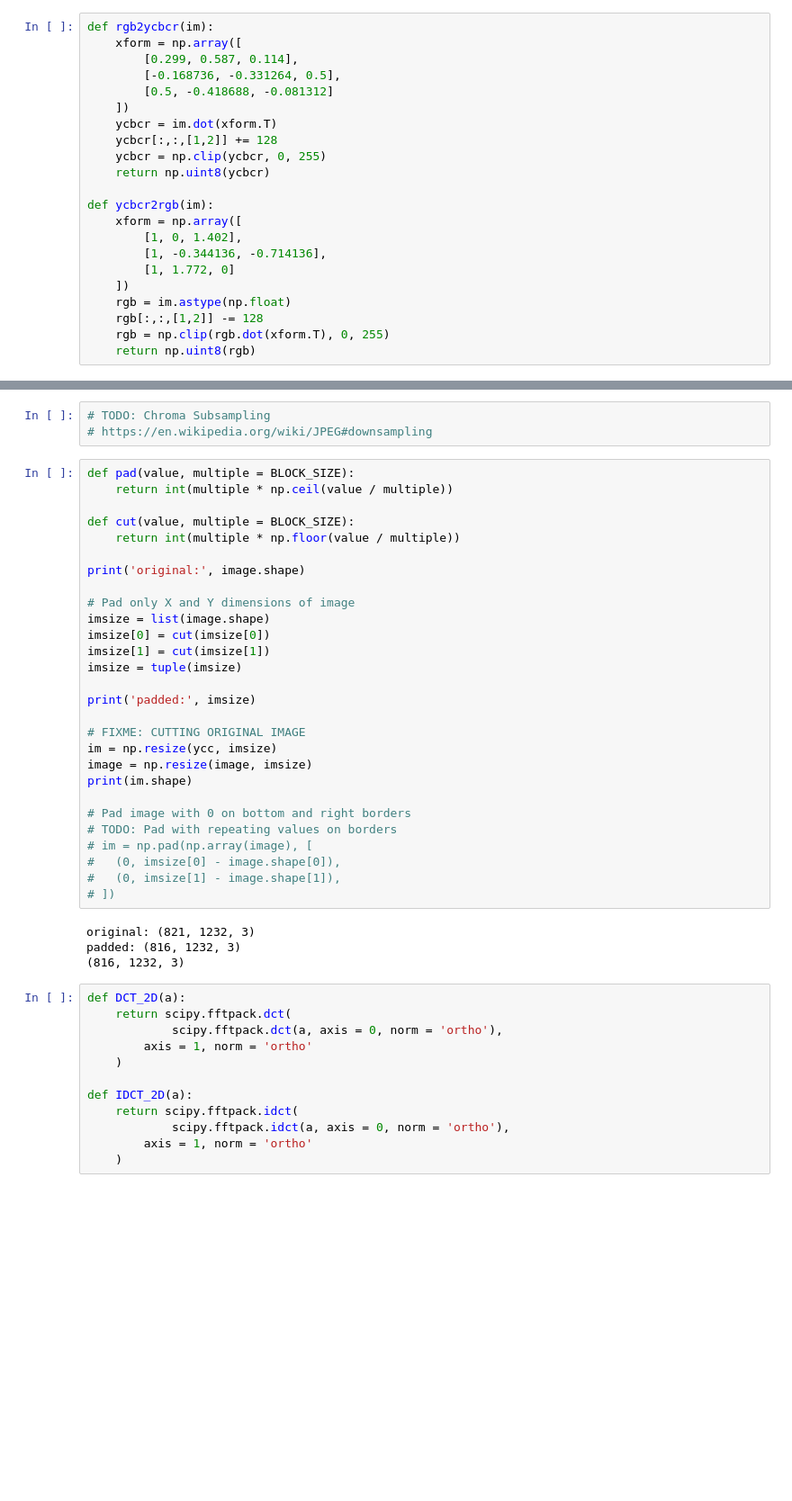
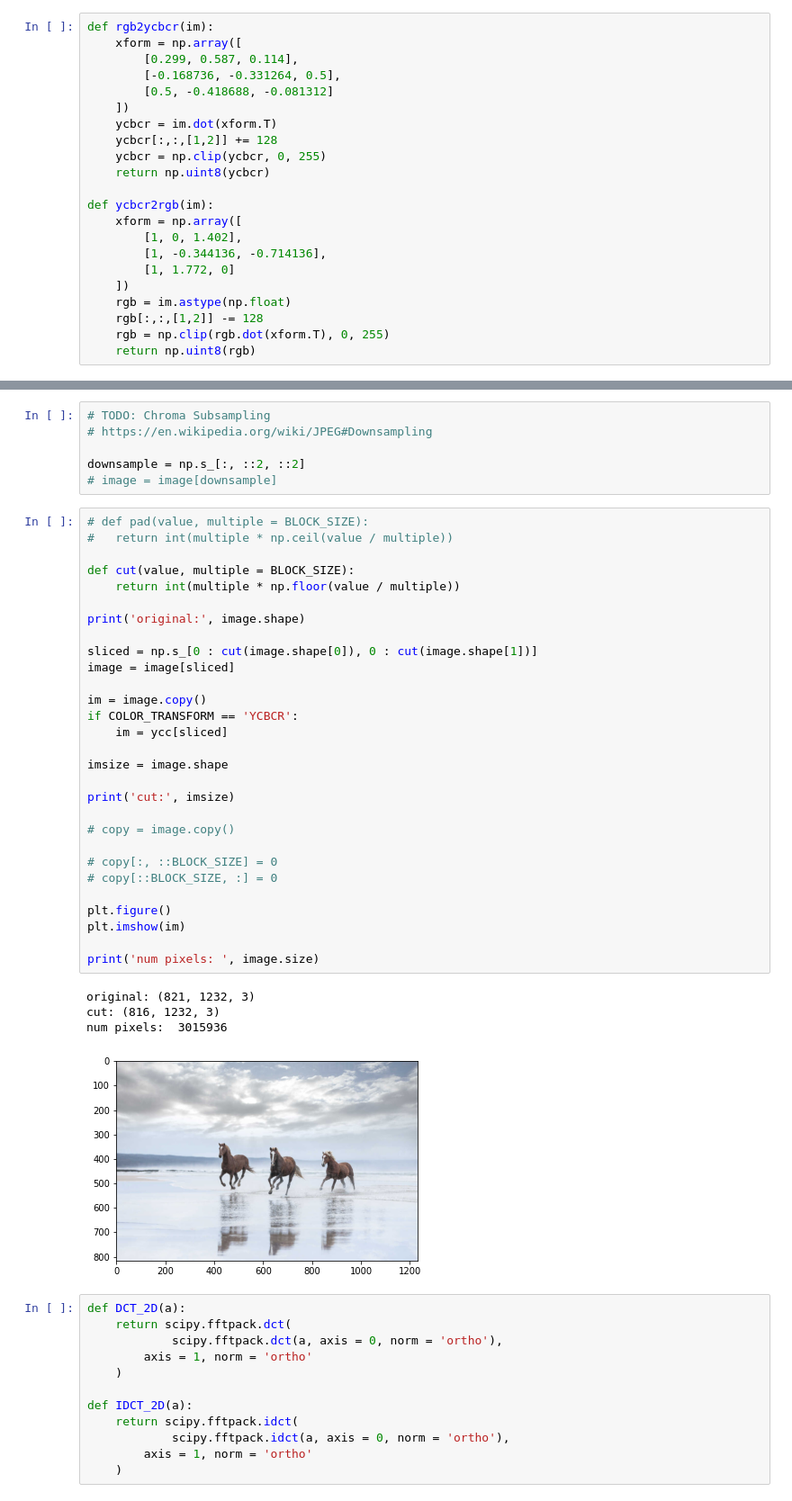
Before and after one commit to taaha-khan/2023-CompaCT-Image-Compression, a Jupyter notebook: notebooks/1.0-tk-dct-block.ipynb, the cells around one changed output, grey strips where cells are left out. Shown at 90% size. Saved outputs shown, nothing was run; the diff lists cells and outputs as text; blank space fills up the shorter version.

```diff
--- a/notebooks/1.0-tk-dct-block.ipynb
+++ b/notebooks/1.0-tk-dct-block.ipynb
@@ -73,39 +73,44 @@ plt.imshow(artifacts)
 [figure]
 # %%
 # TODO: Chroma Subsampling
-# https://en.wikipedia.org/wiki/JPEG#downsampling
+# https://en.wikipedia.org/wiki/JPEG#Downsampling
+
+downsample = np.s_[:, ::2, ::2]
+# image = image[downsample]
-# %%
-def pad(value, multiple = BLOCK_SIZE):
-	return int(multiple * np.ceil(value / multiple))
-
-def cut(value, multiple = BLOCK_SIZE):
-	return int(multiple * np.floor(value / multiple))
-
-print('original:', image.shape)
-
-# Pad only X and Y dimensions of image
-imsize = list(image.shape)
-imsize[0] = cut(imsize[0])
-imsize[1] = cut(imsize[1])
-imsize = tuple(imsize)
-
-print('padded:', imsize)
-
-# FIXME: CUTTING ORIGINAL IMAGE
-im = np.resize(ycc, imsize)
-image = np.resize(image, imsize)
-print(im.shape)
-
-# Pad image with 0 on bottom and right borders
-# TODO: Pad with repeating values on borders
-# im = np.pad(np.array(image), [
-# 	(0, imsize[0] - image.shape[0]),
-# 	(0, imsize[1] - image.shape[1]),
-# ])
-# %% [output]
-original: (821, 1232, 3)
-padded: (816, 1232, 3)
-(816, 1232, 3)
+# %%
+# def pad(value, multiple = BLOCK_SIZE):
+# 	return int(multiple * np.ceil(value / multiple))
+
+def cut(value, multiple = BLOCK_SIZE):
+	return int(multiple * np.floor(value / multiple))
+
+print('original:', image.shape)
+
+sliced = np.s_[0 : cut(image.shape[0]), 0 : cut(image.shape[1])]
+image = image[sliced]
+
+im = image.copy()
+if COLOR_TRANSFORM == 'YCBCR':
+	im = ycc[sliced]
+
+imsize = image.shape
+
+print('cut:', imsize)
+
+# copy = image.copy()
+
+# copy[:, ::BLOCK_SIZE] = 0
+# copy[::BLOCK_SIZE, :] = 0
+
+plt.figure()
+plt.imshow(im)
+
+print('num pixels: ', image.size)
+# %% [output]
+original: (821, 1232, 3)
+cut: (816, 1232, 3)
+num pixels:  3015936
+[figure, added]
 # %%
 def DCT_2D(a):
 	return scipy.fftpack.dct(
```
Also changed, not shown: parts of 6 cells of this notebook, 3 other files.
